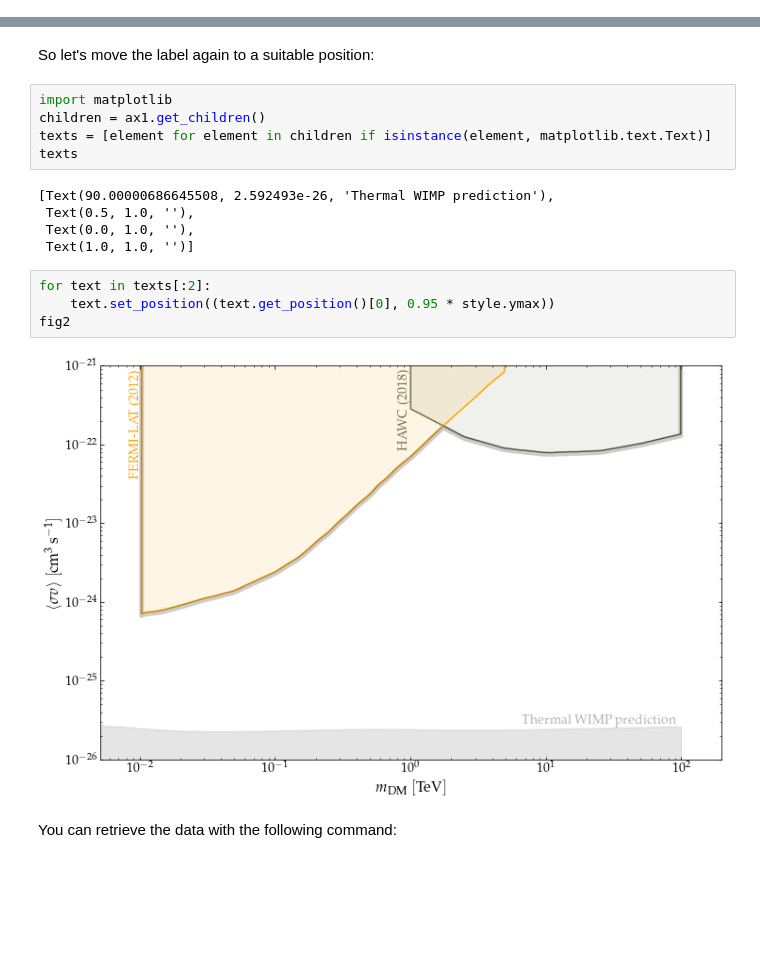
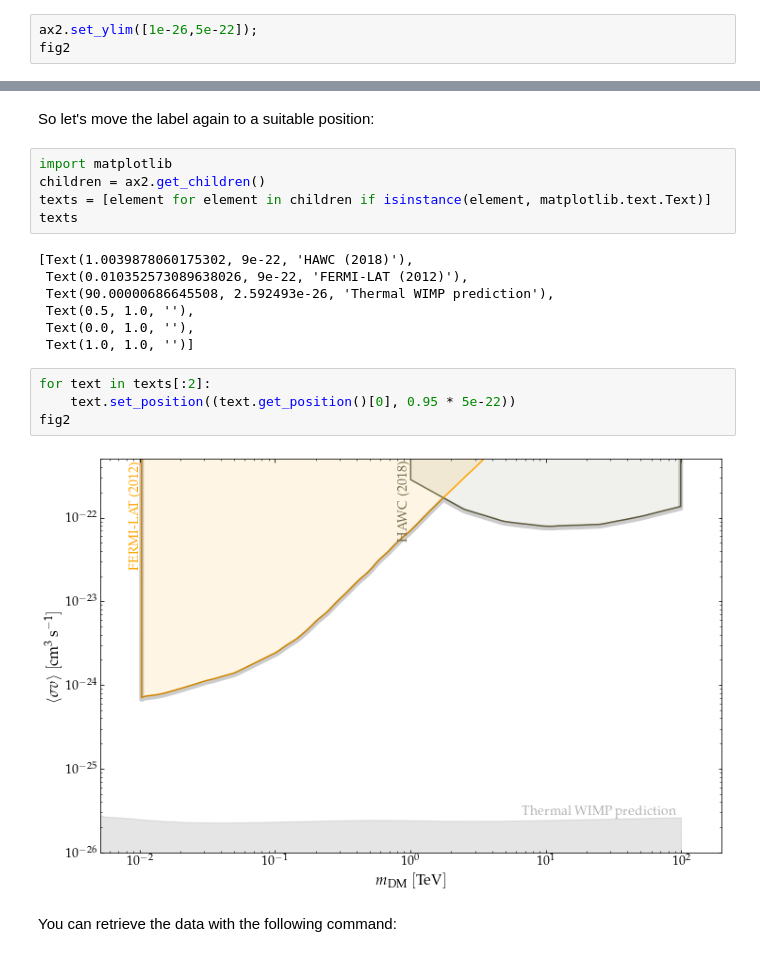
Before and after one commit to moritzhuetten/dmbounds, a Jupyter notebook: tutorial.ipynb, the cells around one changed output, grey strips where cells are left out. Cells and saved outputs as stored; diff of their text form; blank space fills up the shorter version.

```diff
--- a/tutorial.ipynb
+++ b/tutorial.ipynb
@@ -78,0 +80,3 @@ fig2
+# %%
+ax2.set_ylim([1e-26,5e-22]);
+fig2
@@ -80,20 +86,22 @@ fig2
 So let's move the label again to a suitable position:
 # %%
 import matplotlib
-children = ax1.get_children()
+children = ax2.get_children()
 texts = [element for element in children if isinstance(element, matplotlib.text.Text)]
 texts
 # %% [output]
-[Text(90.00000686645508, 2.592493e-26, 'Thermal WIMP prediction'),
+[Text(1.0039878060175302, 9e-22, 'HAWC (2018)'),
+ Text(0.010352573089638026, 9e-22, 'FERMI-LAT (2012)'),
+ Text(90.00000686645508, 2.592493e-26, 'Thermal WIMP prediction'),
  Text(0.5, 1.0, ''),
  Text(0.0, 1.0, ''),
  Text(1.0, 1.0, '')]
 # %%
 for text in texts[:2]:
-    text.set_position((text.get_position()[0], 0.95 * style.ymax))
+    text.set_position((text.get_position()[0], 0.95 * 5e-22))
 fig2
 # %% [output]
-[figure, old version]
+[figure, new version]
 # %% [markdown]
 You can retrieve the data with the following command:
 # %%
```
Also changed, not shown: parts of 17 cells of this notebook, 1 other file.
